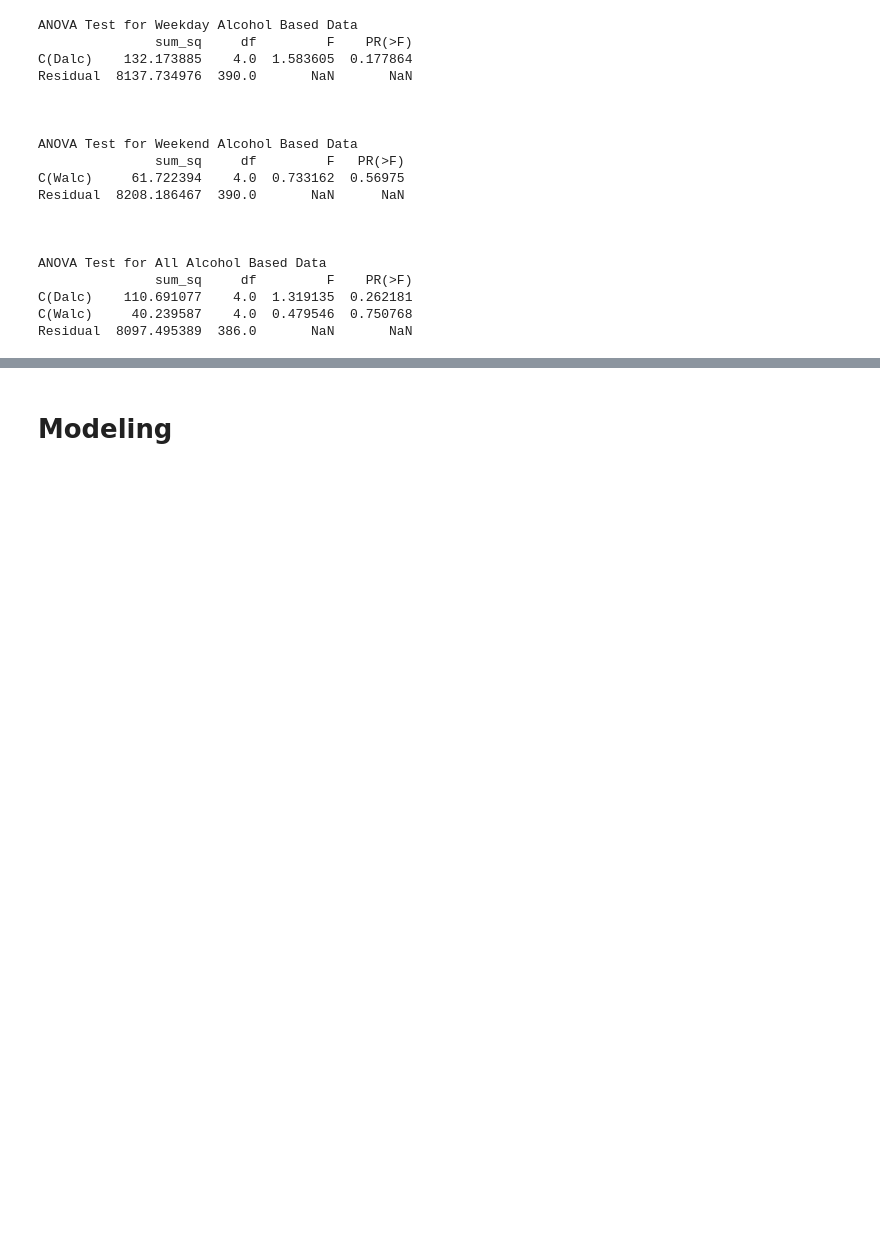
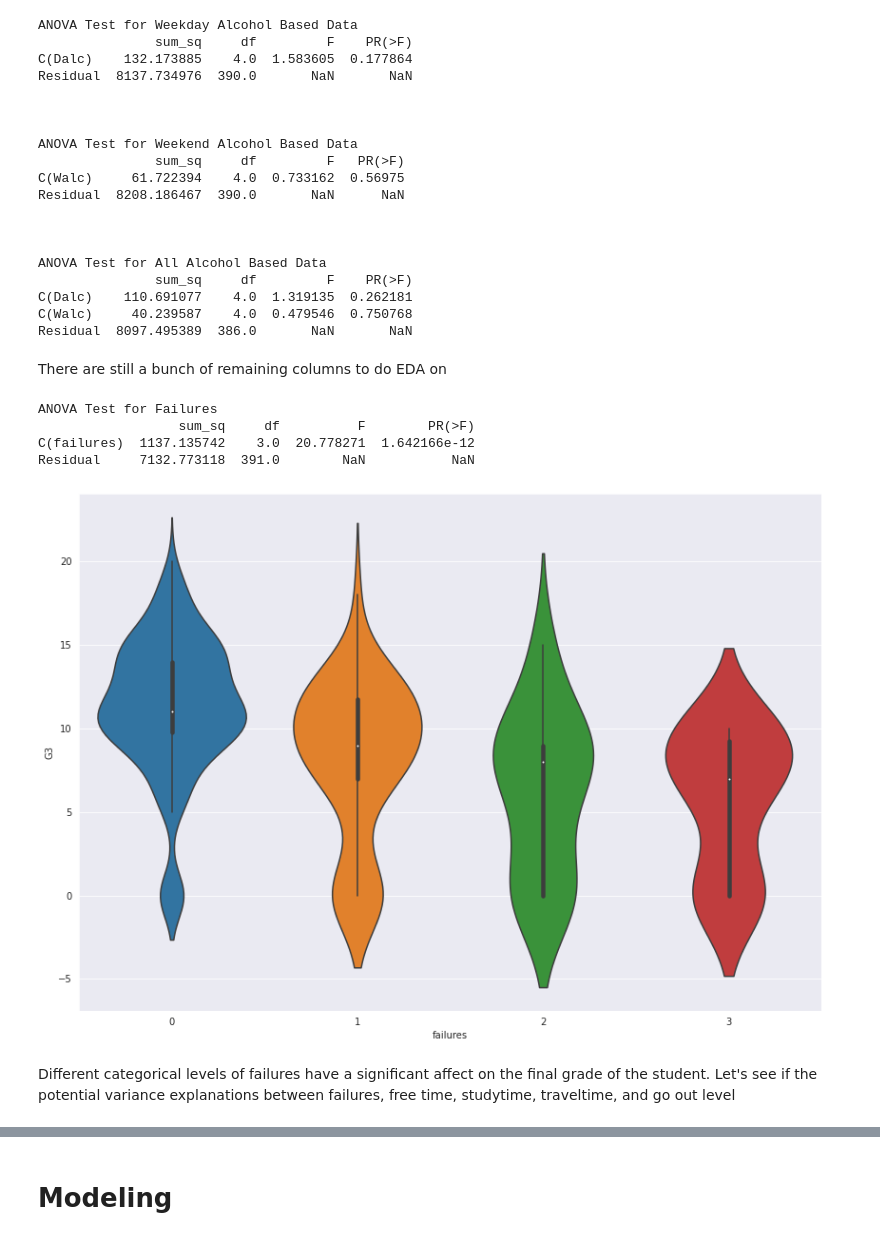
Before and after one commit to CamLadd/math_student_regression, a Jupyter notebook: math_grade_regression.ipynb, the cells around one changed output, grey strips where cells are left out. Drawn from its saved outputs; the diff is of its cells as text; code cells hidden in the pictures; blank space fills up the shorter version.

```diff
--- a/math_grade_regression.ipynb
+++ b/math_grade_regression.ipynb
@@ -26,19 +26,3 @@ df.head()
 | 4 | GP | F | 16 | U | GT3 | T | 3 | 3 | other | other | home | ... |
 # %% [markdown]
 ***Target Variable for Regression: Final Grade (G3)***
-# %%
-from sklearn.preprocessing import LabelEncoder
-le = LabelEncoder()
-df['guardian'] = le.fit_transform(df['guardian'])
-
-num_col = []
-cat_col = []
-
-for x in df.columns:
-    if df[x].dtypes == 'int64':
-        num_col.append(x)
-    else:
-        cat_col.append(x)
-
-df_num = df[num_col]
-df_cat = df[cat_col]
@@ -47,0 +29,8 @@ df_num['AvgGradebinned'] = pd.qcut(df_num['AvgGrade'], 3)
+# %%
+from sklearn.preprocessing import LabelEncoder
+le = LabelEncoder()
+df_labeled = df.copy()
+for c in df.columns:
+    if df_labeled[c].dtypes =='O':
+        df_labeled[c] = le.fit_transform(df_labeled[c])
+df_labeled.head()
@@ -466,3 +460,22 @@ ANOVA Test for All Alcohol Based Data
 C(Dalc)    110.691077    4.0  1.319135  0.262181
 C(Walc)     40.239587    4.0  0.479546  0.750768
 Residual  8097.495389  386.0       NaN       NaN
+# %% [markdown]
+There are still a bunch of remaining columns to do EDA on
+# %%
+fig, ax = plt.subplots(figsize=(14,10))
+sns.violinplot(x=df['failures'], y=df['G3'], ax=ax)
+
+print('ANOVA Test for Failures')
+formula = 'G3 ~ C(failures)'
+lm = ols(formula, df).fit()
+table = sm.stats.anova_lm(lm, typ=2)
+print(table)
+# %% [output]
+ANOVA Test for Failures
+                  sum_sq     df          F        PR(>F)
+C(failures)  1137.135742    3.0  20.778271  1.642166e-12
+Residual     7132.773118  391.0        NaN           NaN
+[figure, added]
+# %% [markdown]
+Different categorical levels of failures have a significant affect on the final grade of the student. Let's see if the potential variance explanations between failures, free time, studytime, traveltime, and go out level
```
Also changed, not shown: parts of 13 cells of this notebook.
